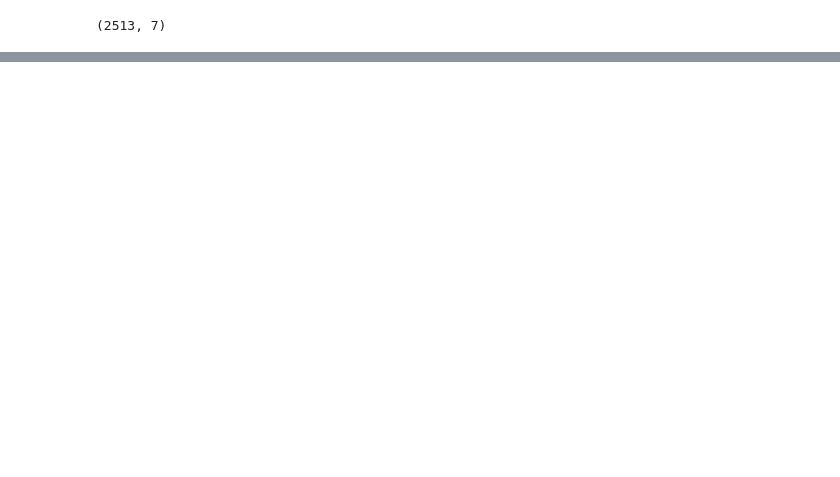
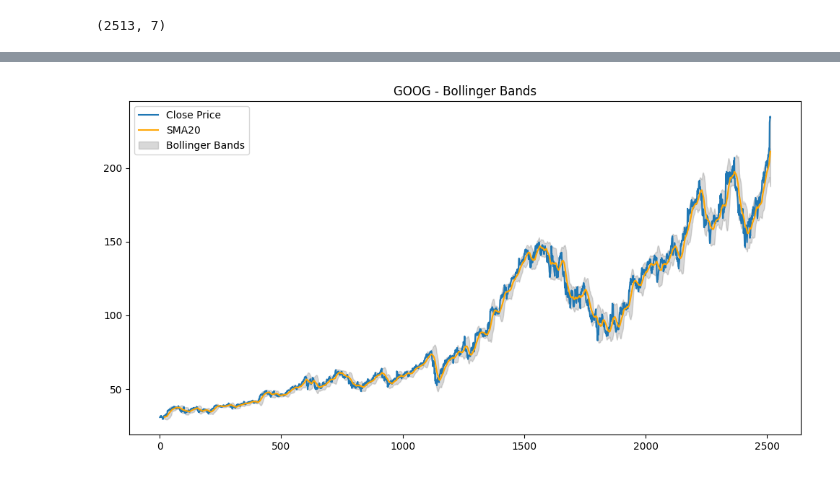
Before and after one commit to kamijoseph/Stocks-Price-Prediction-WebApp, a Jupyter notebook: notebook/model.ipynb, the cells around one changed output, grey strips where cells are left out. Saved outputs shown, nothing was run; the diff lists cells and outputs as text; code cells hidden in the pictures; blank space fills up the shorter version.

```diff
--- a/notebook/model.ipynb
+++ b/notebook/model.ipynb
@@ -240,0 +307,15 @@ data.shape
+# %%
+# bollinger bands
+data['SMA20'] = data['Close'].rolling(20).mean()
+data['Upper'] = data['SMA20'] + 2*data['Close'].rolling(20).std()
+data['Lower'] = data['SMA20'] - 2*data['Close'].rolling(20).std()
+
+plt.figure(figsize=(12,6))
+plt.plot(data['Close'], label='Close Price')
+plt.plot(data['SMA20'], label='SMA20', color='orange')
+plt.fill_between(data.index, data['Upper'], data['Lower'], color='gray', alpha=0.3, label='Bollinger Bands')
+plt.legend()
+plt.title(f"{ticker} - Bollinger Bands")
+plt.show()
+# %% [output]
+[figure, added]
```
Also changed, not shown: parts of 15 cells of this notebook, 2 other files.
